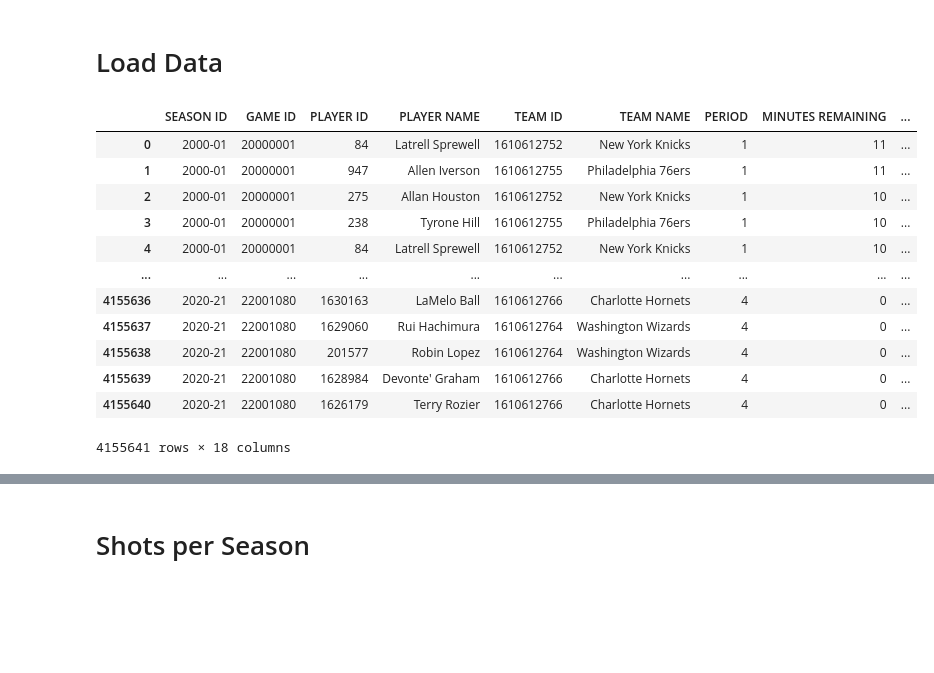
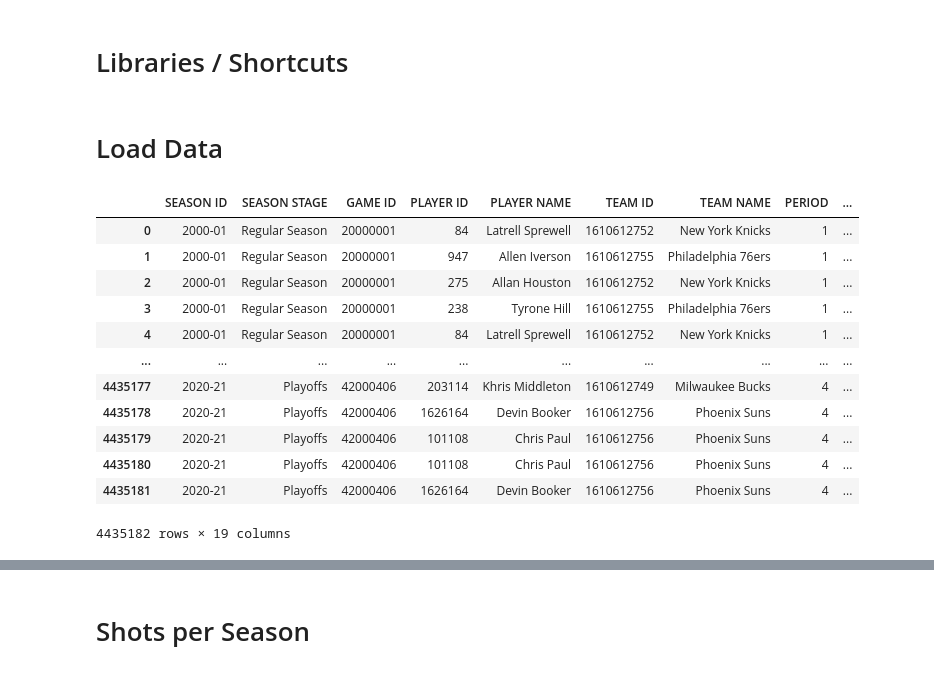
Before and after one commit to kmcsquared/TFM, a Jupyter notebook: shots.ipynb, the cells around one changed output, grey strips where cells are left out. Cells and saved outputs as stored; diff of their text form; code cells hidden in the pictures; blank space fills up the shorter version.

Commit message:
Added comparison between playoffs and regular season shots

```diff
--- a/shots.ipynb
+++ b/shots.ipynb
@@ -4,0 +4,2 @@ import numpy as np
+# %% [markdown]
+# Libraries / Shortcuts
@@ -95,19 +99,19 @@ import numpy as np
 # %%
 # Load all shots
-all_shots = pd.read_csv('./Data/Shots/all_shots_regular_seasons.csv', index_col=0)
+all_shots = pd.read_csv('./Data/Shots/all_shots.csv', index_col=0)
 all_shots
 # %% [output]
-|  | SEASON ID | GAME ID | PLAYER ID | PLAYER NAME | TEAM ID | TEAM NAME | PERIOD | MINUTES REMAINING | ... |
-| 0 | 2000-01 | 20000001 | 84 | Latrell Sprewell | 1610612752 | New York Knicks | 1 | 11 | ... |
-| 1 | 2000-01 | 20000001 | 947 | Allen Iverson | 1610612755 | Philadelphia 76ers | 1 | 11 | ... |
-| 2 | 2000-01 | 20000001 | 275 | Allan Houston | 1610612752 | New York Knicks | 1 | 10 | ... |
-| 3 | 2000-01 | 20000001 | 238 | Tyrone Hill | 1610612755 | Philadelphia 76ers | 1 | 10 | ... |
-| 4 | 2000-01 | 20000001 | 84 | Latrell Sprewell | 1610612752 | New York Knicks | 1 | 10 | ... |
+|  | SEASON ID | SEASON STAGE | GAME ID | PLAYER ID | PLAYER NAME | TEAM ID | TEAM NAME | PERIOD | ... |
+| 0 | 2000-01 | Regular Season | 20000001 | 84 | Latrell Sprewell | 1610612752 | New York Knicks | 1 | ... |
+| 1 | 2000-01 | Regular Season | 20000001 | 947 | Allen Iverson | 1610612755 | Philadelphia 76ers | 1 | ... |
+| 2 | 2000-01 | Regular Season | 20000001 | 275 | Allan Houston | 1610612752 | New York Knicks | 1 | ... |
+| 3 | 2000-01 | Regular Season | 20000001 | 238 | Tyrone Hill | 1610612755 | Philadelphia 76ers | 1 | ... |
+| 4 | 2000-01 | Regular Season | 20000001 | 84 | Latrell Sprewell | 1610612752 | New York Knicks | 1 | ... |
 | ... | ... | ... | ... | ... | ... | ... | ... | ... | ... |
-| 4155636 | 2020-21 | 22001080 | 1630163 | LaMelo Ball | 1610612766 | Charlotte Hornets | 4 | 0 | ... |
-| 4155637 | 2020-21 | 22001080 | 1629060 | Rui Hachimura | 1610612764 | Washington Wizards | 4 | 0 | ... |
-| 4155638 | 2020-21 | 22001080 | 201577 | Robin Lopez | 1610612764 | Washington Wizards | 4 | 0 | ... |
-| 4155639 | 2020-21 | 22001080 | 1628984 | Devonte' Graham | 1610612766 | Charlotte Hornets | 4 | 0 | ... |
-| 4155640 | 2020-21 | 22001080 | 1626179 | Terry Rozier | 1610612766 | Charlotte Hornets | 4 | 0 | ... |
+| 4435177 | 2020-21 | Playoffs | 42000406 | 203114 | Khris Middleton | 1610612749 | Milwaukee Bucks | 4 | ... |
+| 4435178 | 2020-21 | Playoffs | 42000406 | 1626164 | Devin Booker | 1610612756 | Phoenix Suns | 4 | ... |
+| 4435179 | 2020-21 | Playoffs | 42000406 | 101108 | Chris Paul | 1610612756 | Phoenix Suns | 4 | ... |
+| 4435180 | 2020-21 | Playoffs | 42000406 | 101108 | Chris Paul | 1610612756 | Phoenix Suns | 4 | ... |
+| 4435181 | 2020-21 | Playoffs | 42000406 | 1626164 | Devin Booker | 1610612756 | Phoenix Suns | 4 | ... |
-4155641 rows × 18 columns
+4435182 rows × 19 columns
 # %% [markdown]
```
Also changed, not shown: parts of 15 cells of this notebook, 2 other files.
